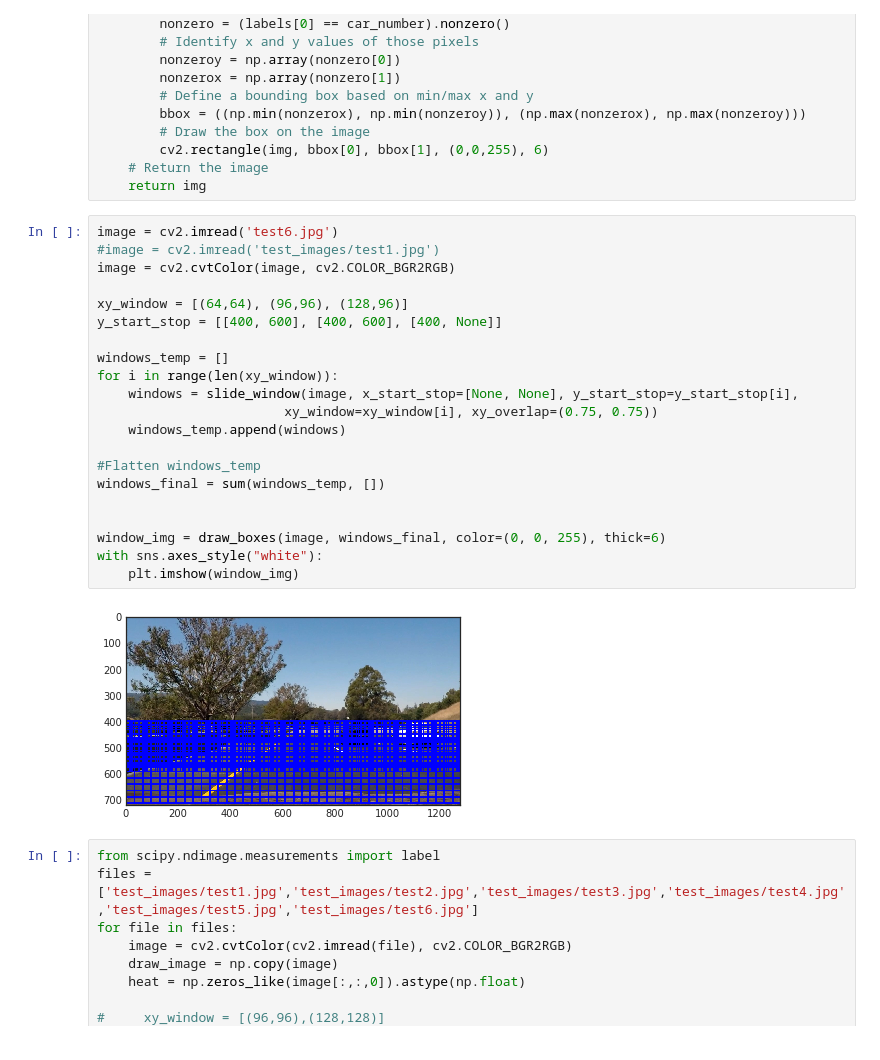
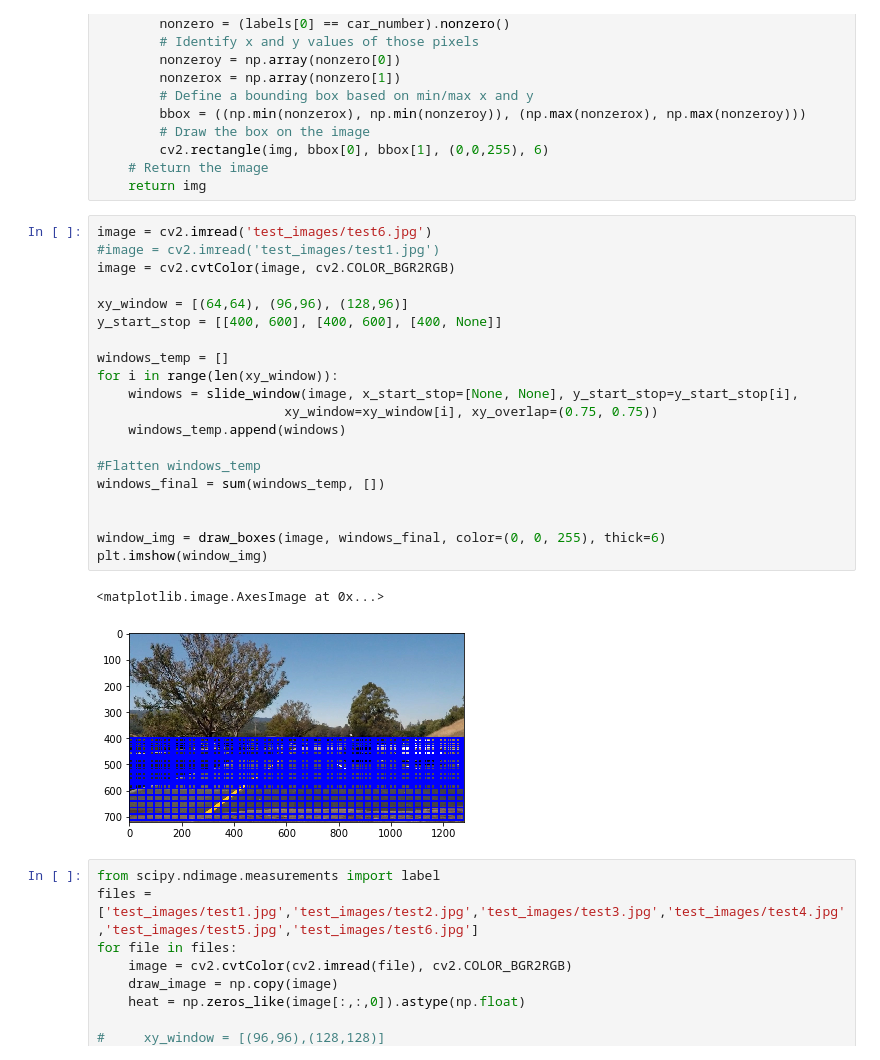
Before and after one commit to Keshav-Aggarwal/CarND-Vehicle-Detection, a Jupyter notebook: Vehicle_Detection.ipynb, the cells around one changed output. Saved outputs shown, nothing was run; the diff lists cells and outputs as text.

```diff
--- a/Vehicle_Detection.ipynb
+++ b/Vehicle_Detection.ipynb
@@ -124,28 +112,28 @@ def draw_labeled_bboxes(img, labels):
     # Return the image
     return img
 # %%
-image = cv2.imread('test6.jpg')
+image = cv2.imread('test_images/test6.jpg')
 #image = cv2.imread('test_images/test1.jpg')
 image = cv2.cvtColor(image, cv2.COLOR_BGR2RGB)
 
 xy_window = [(64,64), (96,96), (128,96)]
 y_start_stop = [[400, 600], [400, 600], [400, None]]
 
 windows_temp = []
 for i in range(len(xy_window)):
     windows = slide_window(image, x_start_stop=[None, None], y_start_stop=y_start_stop[i],
                         xy_window=xy_window[i], xy_overlap=(0.75, 0.75))
     windows_temp.append(windows)
 
 #Flatten windows_temp
 windows_final = sum(windows_temp, [])
 
 
 window_img = draw_boxes(image, windows_final, color=(0, 0, 255), thick=6)
-with sns.axes_style("white"):
-    plt.imshow(window_img)
+plt.imshow(window_img)
 # %% [output]
+<matplotlib.image.AxesImage at 0x...>
-[figure, old version]
+[figure, new version]
 # %%
 from scipy.ndimage.measurements import label
 files = ['test_images/test1.jpg','test_images/test2.jpg','test_images/test3.jpg','test_images/test4.jpg','test_images/test5.jpg','test_images/test6.jpg']
```
Also changed, not shown: parts of 4 cells of this notebook.
